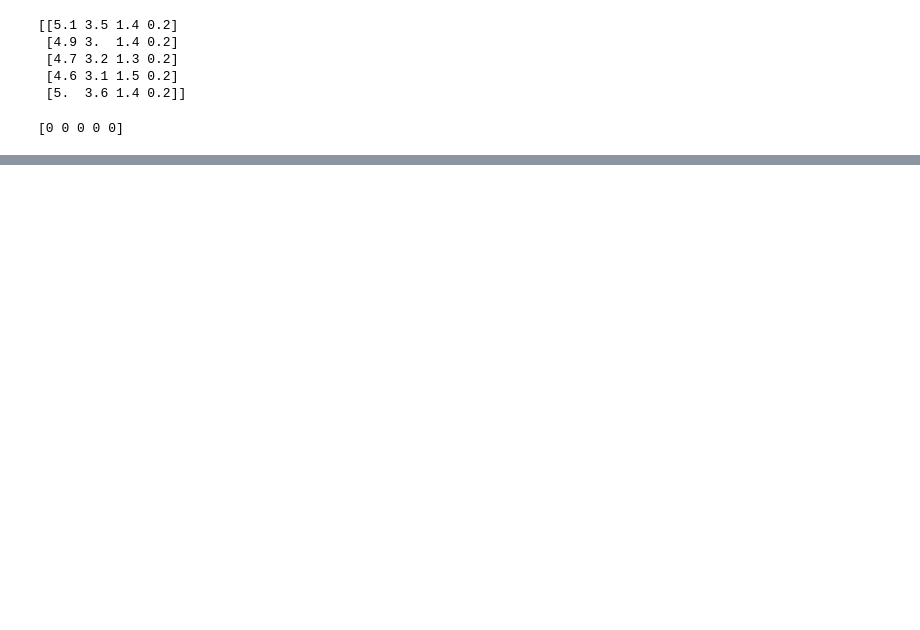
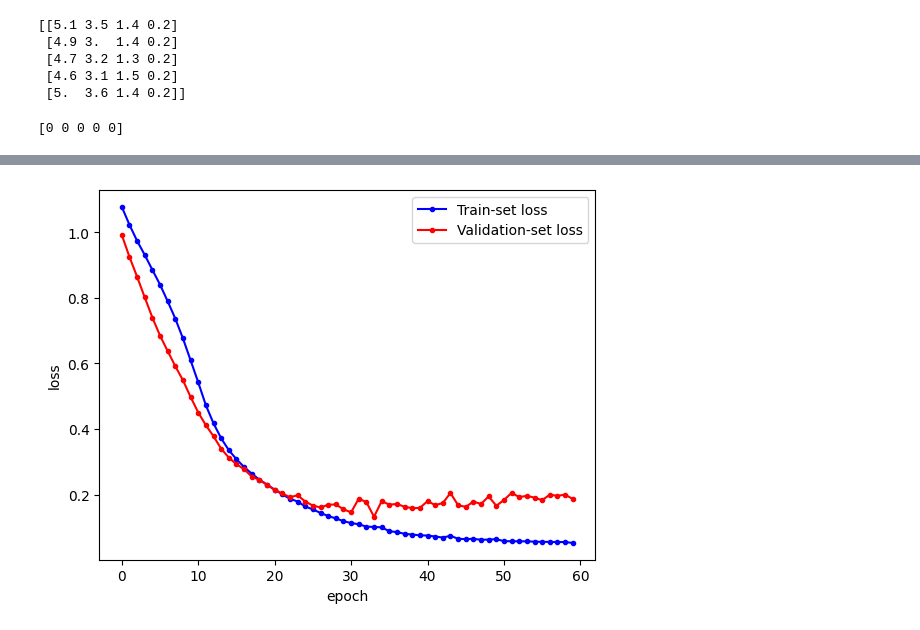
Before and after one commit to gundaminpde/2022, a Jupyter notebook: Iris_softmax_simple.ipynb, the cells around one changed output, grey strips where cells are left out. Drawn from its saved outputs; the diff is of its cells as text; code cells hidden in the pictures; blank space fills up the shorter version.

```diff
--- a/Iris_softmax_simple.ipynb
+++ b/Iris_softmax_simple.ipynb
@@ -114,0 +131,13 @@ Model: "sequential_3"
+# %%
+
+y_val_loss = history.history['val_loss']
+
+plt.plot(x_len,y_loss, marker='.', c="blue", label='Train-set loss')
+plt.plot(x_len,y_val_loss, marker='.', c="red",label='Validation-set loss')
+
+plt.legend(loc='upper right')
+plt.xlabel('epoch')
+plt.ylabel('loss')
+plt.show()
+# %% [output]
+[figure, added]
```
Also changed, not shown: parts of 2 cells of this notebook.
